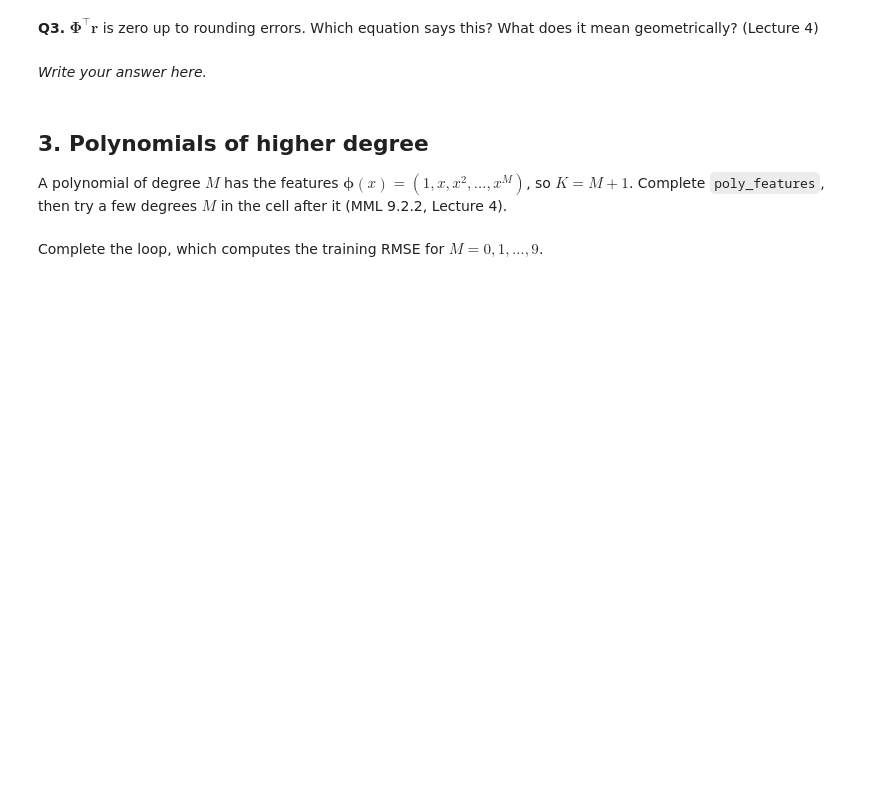
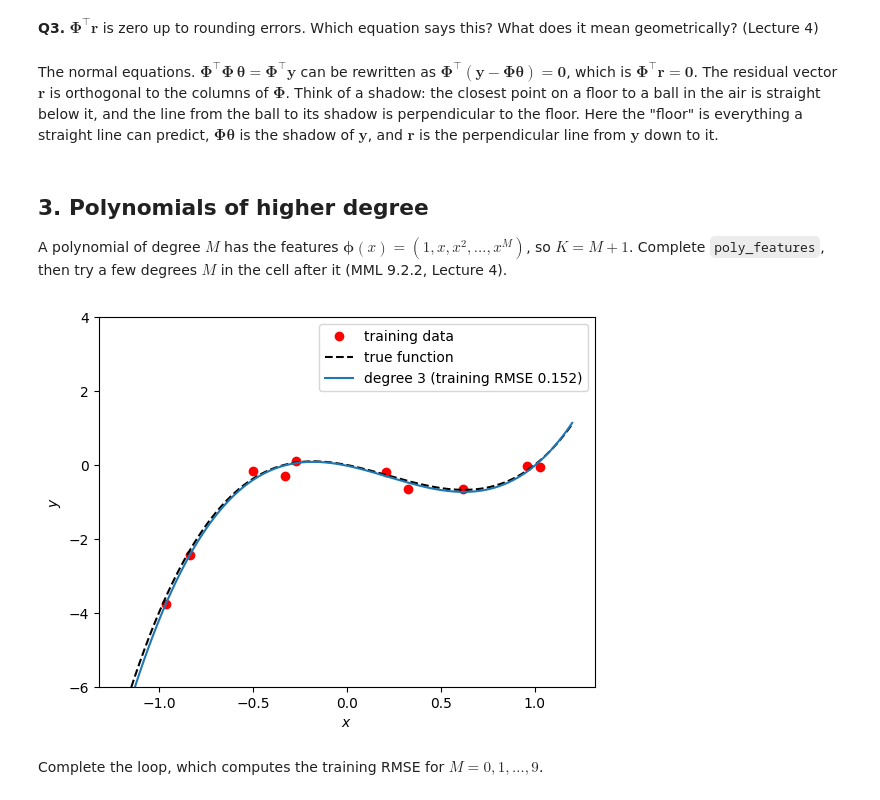
Before and after one commit to MickeEvans/Intro_Machine_Learning, a Jupyter notebook: lab1a-linear-regression.ipynb, the cells around one changed output. Cells and saved outputs as stored; diff of their text form; code cells hidden in the pictures; blank space fills up the shorter version.

```diff
--- a/lab1a-linear-regression.ipynb
+++ b/lab1a-linear-regression.ipynb
@@ -148,7 +169,8 @@ print('Phi^T r =', (Phi_line.T @ r).ravel())
 **Q3.** $\boldsymbol\Phi^\top\boldsymbol r$ is zero up to rounding errors. Which equation says this? What does it mean
 geometrically? (Lecture 4)
 # %% [markdown]
-*Write your answer here.*
+The normal equations. $\boldsymbol\Phi^\top\boldsymbol\Phi\,\boldsymbol\theta = \boldsymbol\Phi^\top\boldsymbol y$ can be rewritten as $\boldsymbol\Phi^\top(\boldsymbol y - \boldsymbol\Phi\boldsymbol\theta) = \boldsymbol 0$, which is $\boldsymbol\Phi^\top\boldsymbol r = \boldsymbol 0$.
+The residual vector $\boldsymbol r$ is orthogonal to the columns of $\boldsymbol\Phi$. Think of a shadow: the closest point on a floor to a ball in the air is straight below it, and the line from the ball to its shadow is perpendicular to the floor. Here the "floor" is everything a straight line can predict, $\boldsymbol\Phi\boldsymbol\theta$ is the shadow of $\boldsymbol y$, and $\boldsymbol r$ is the perpendicular line from $\boldsymbol y$ down to it.
 # %% [markdown]
 ## 3. Polynomials of higher degree
 
@@ -157,19 +179,21 @@ A polynomial of degree $M$ has the features $\boldsymbol\phi(x)=(1,x,x^2,\dots,x
 # %%
 def poly_features(x, M):
     # features phi(x) = (1, x, ..., x^M): returns the N x (M+1) matrix Phi
-    Phi = ...   # EDIT (hint: np.hstack([x**k for k in ...]))
+    Phi = np.hstack([x**m for m in range(M+1)])
     return Phi
 # %%
-M = 2   # try different degrees
+M = 3  # try different degrees
 features = lambda x: poly_features(x, M)
 theta = fit_ml(features(x_train), y_train)
 f_M = model(features, theta)
 
 plt.figure()
 plt.plot(x_train, y_train, 'ro', label='training data')
 plt.plot(xx, f_true(xx), 'k--', label='true function')
 plt.plot(xx, f_M(xx), label=f'degree {M} (training RMSE {rmse(y_train, f_M(x_train)):.3f})')
 plt.ylim(-6, 4); plt.xlabel('$x$'); plt.ylabel('$y$'); plt.legend();
+# %% [output]
+[figure, added]
 # %% [markdown]
 Complete the loop, which computes the training RMSE for $M=0,1,\dots,9$.
 # %%
```
Also changed, not shown: parts of 23 cells of this notebook, 1 other file.
